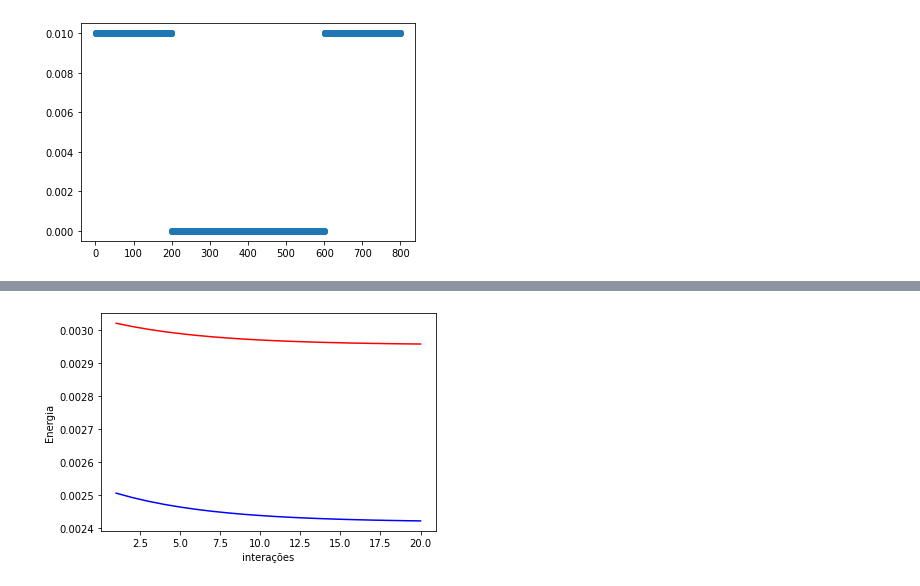
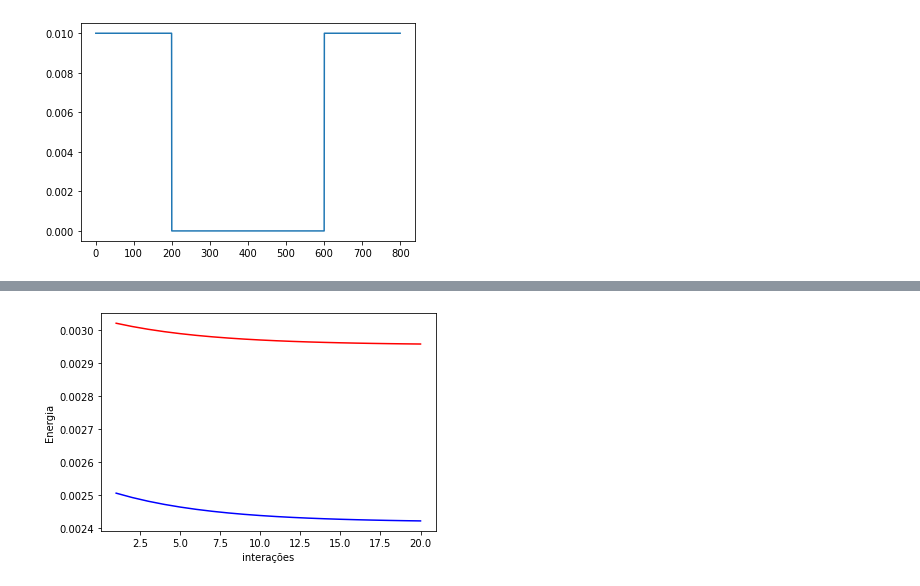
Before and after one commit to devanomaly/hartree-method, a Jupyter notebook: hartree.ipynb, the cells around one changed output, grey strips where cells are left out. Saved outputs shown, nothing was run; the diff lists cells and outputs as text; code cells hidden in the pictures.

```diff
--- a/hartree.ipynb
+++ b/hartree.ipynb
@@ -52,7 +79,7 @@ epsilon = 0.0001
 # mu = 0.005
 
 # DISCRETIZAÇÃO E INTERVALO ABSCISSAS
-M = 250 # Número para ajustar N <IMPORTANTE>
+M = 400 # Número para ajustar N <IMPORTANTE>
 # Mlin = 3*M + 2 #Número para ajustar N <IMPORTANTE>
 N= 4*M + 3 #Numero de pontos na rede
 dx = L/(N+1)  # discretização> dx = L/N+1 => N = (L/dx) - 1
@@ -89,25 +116,25 @@ poco_quadrado_finito = (
 # %%
 # POTENCIAIS
 # scale = 2
 V_poco_quadrado_finito = poco_quadrado_finito(
     profundidade=V_0_poco, xmin=xmin_poco, xmax=xmax_poco, x=x
 )
 def V_hartree(n_3d, k, dx, N, x):
   L=int(dx*(N+1))
   V_antes = linalg.solve(laplaciano(dx, N), (-4*pi/k)*n_3d)
   alpha = (V_antes[int((N-3)/4)] - V_antes[int(((3*N)-1)/4)])/(.5*L)
   beta = - V_antes[int((N-3)/4)]
   # x = arange(1, N+1)*dx
   reta_correcao = alpha*(x-(L/4)) + beta
   return V_antes + reta_correcao # V_hartree com as bordas sempre em V=0 !!
 
 V_hartree_temperado = lambda tempero, V_1, V_3: f*V_3 + (1-f)*V_1
 V_total = lambda V_estrutural, V_interacao: V_estrutural + V_interacao
-plt.scatter(x, V_poco_quadrado_finito)
+plt.plot(x, V_poco_quadrado_finito)
 # plt.xlim(399,401)
 plt.show()
 # %% [output]
-[figure, old version]
+[figure, new version]
 # %%
 # E0_mu (soma de níveis ocupados)
 E0_mu = lambda mu, E0_list: npsum(E0_list, where=E0_list<=mu)
```
Also changed, not shown: parts of 7 cells of this notebook.
